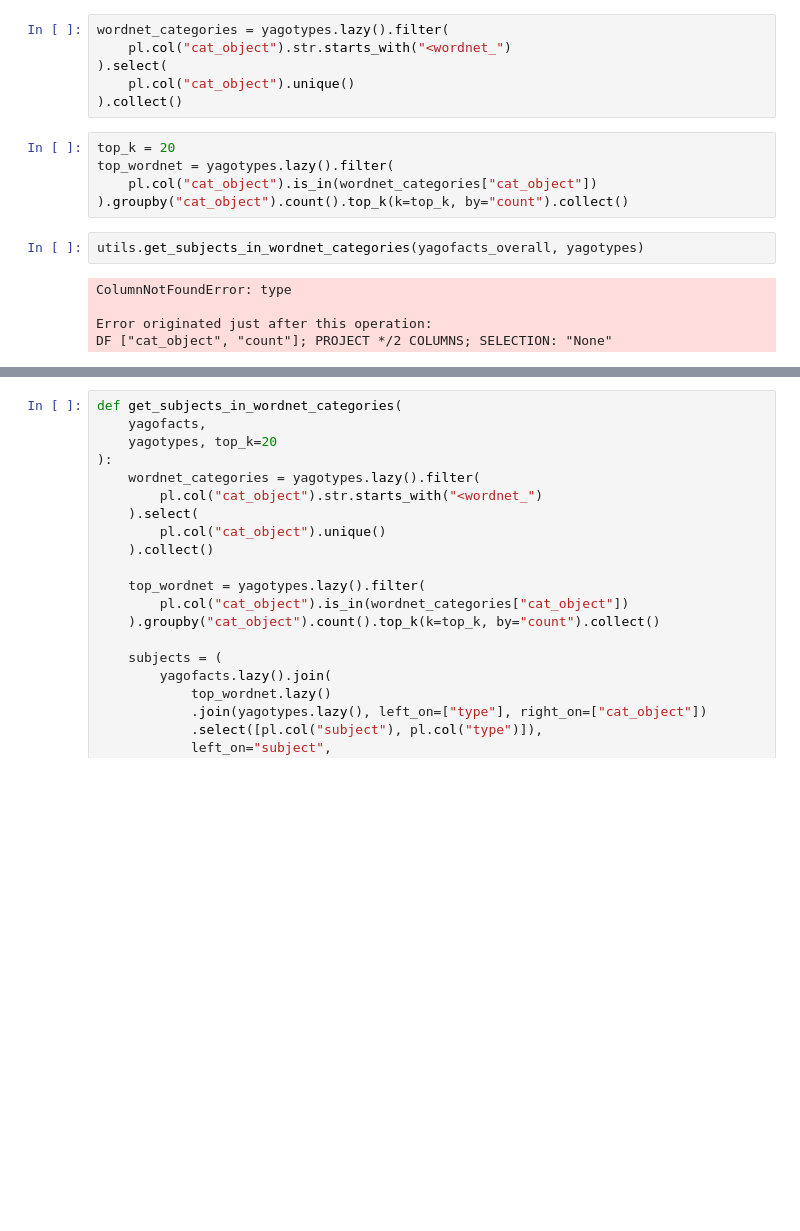
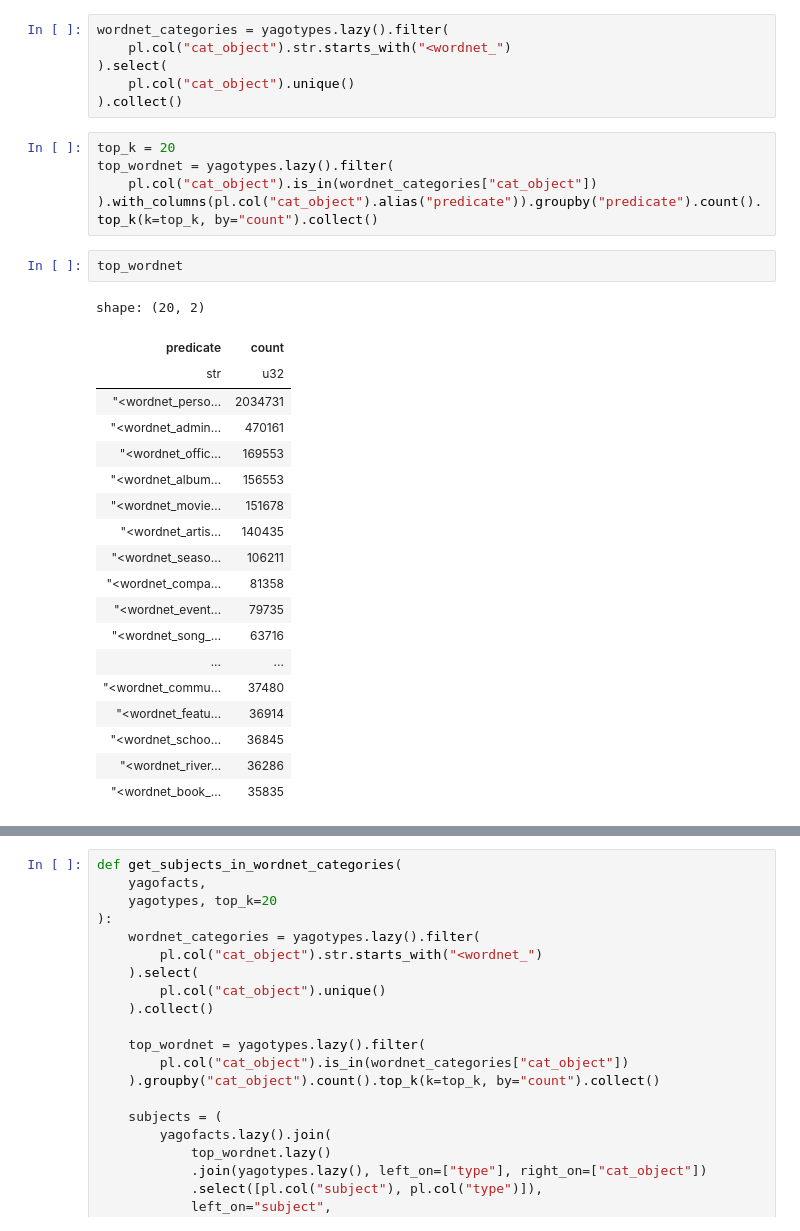
Before and after one commit to rcap107/YADL, a Jupyter notebook: notebooks/Probing YAGO.ipynb, the cells around one changed output, grey strips where cells are left out. Drawn from its saved outputs; the diff is of its cells as text; blank space fills up the shorter version.

```diff
--- a/notebooks/Probing YAGO.ipynb
+++ b/notebooks/Probing YAGO.ipynb
@@ -1054,11 +1060,26 @@ wordnet_categories = yagotypes.lazy().filter(
 top_k = 20
 top_wordnet = yagotypes.lazy().filter(
     pl.col("cat_object").is_in(wordnet_categories["cat_object"])
-).groupby("cat_object").count().top_k(k=top_k, by="count").collect()
+).with_columns(pl.col("cat_object").alias("predicate")).groupby("predicate").count().top_k(k=top_k, by="count").collect()
-# %%
-utils.get_subjects_in_wordnet_categories(yagofacts_overall, yagotypes)
-# %% [output]
-ColumnNotFoundError: type
-
-Error originated just after this operation:
-DF ["cat_object", "count"]; PROJECT */2 COLUMNS; SELECTION: "None"
+# %%
+top_wordnet
+# %% [output]
+shape: (20, 2)
+| predicate | count |
+| str | u32 |
+| "<wordnet_perso… | 2034731 |
+| "<wordnet_admin… | 470161 |
+| "<wordnet_offic… | 169553 |
+| "<wordnet_album… | 156553 |
+| "<wordnet_movie… | 151678 |
+| "<wordnet_artis… | 140435 |
+| "<wordnet_seaso… | 106211 |
+| "<wordnet_compa… | 81358 |
+| "<wordnet_event… | 79735 |
+| "<wordnet_song_… | 63716 |
+| ... | ... |
+| "<wordnet_commu… | 37480 |
+| "<wordnet_featu… | 36914 |
+| "<wordnet_schoo… | 36845 |
+| "<wordnet_river… | 36286 |
+| "<wordnet_book_… | 35835 |
```
Also changed, not shown: parts of 7 cells of this notebook, 21 other files.
